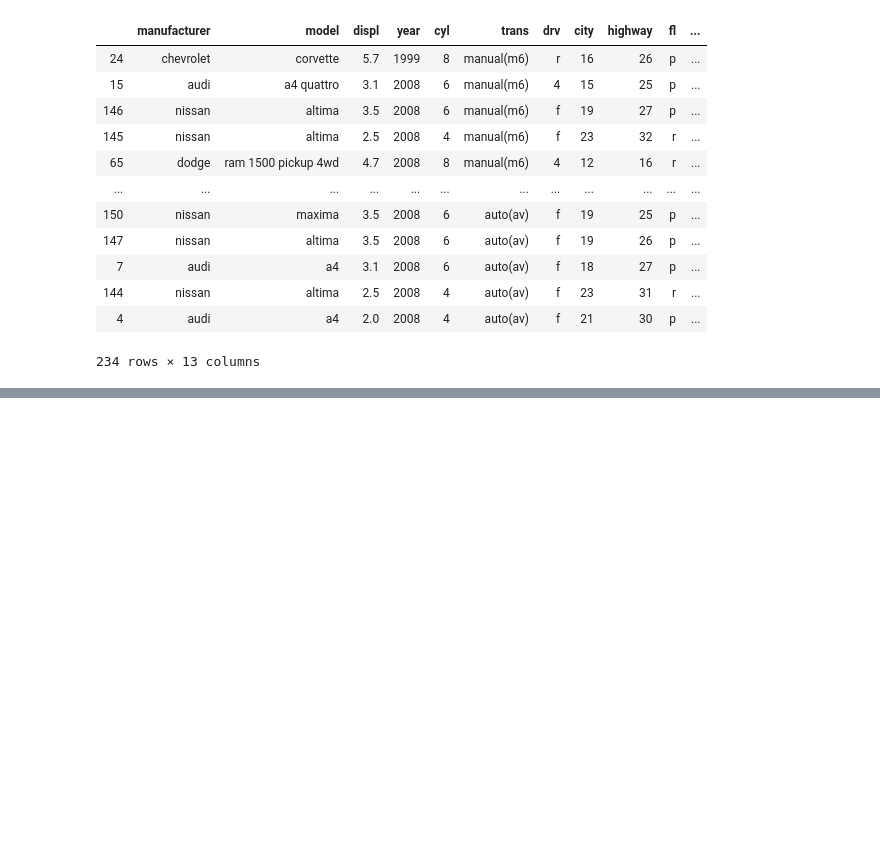
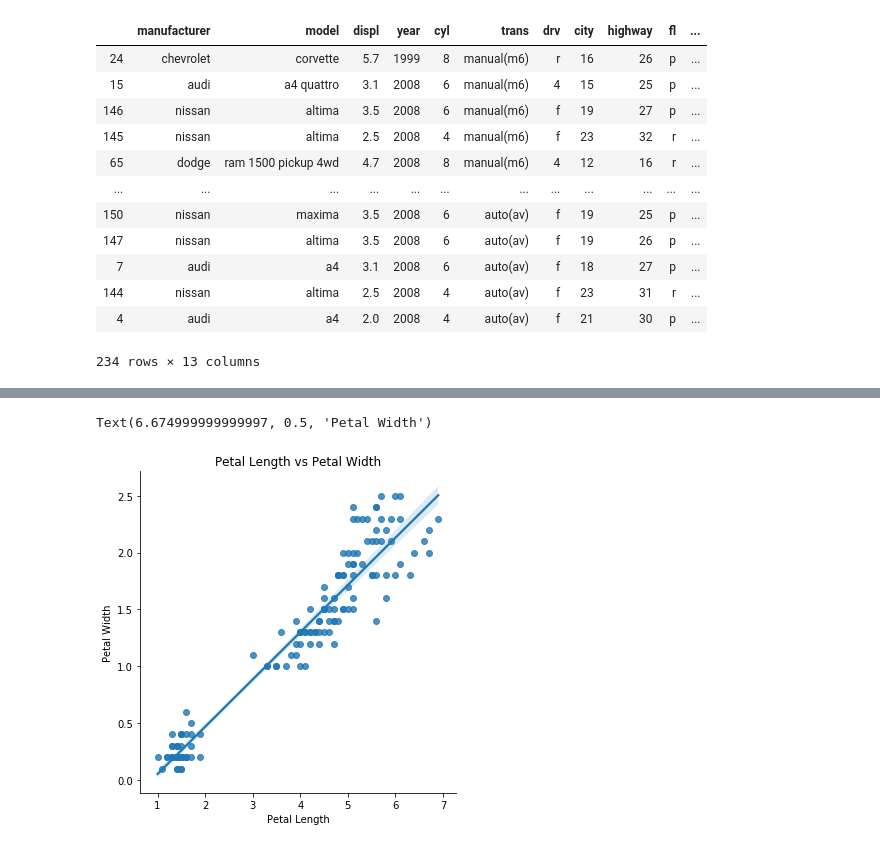
Before and after one commit to QuantumKane/numpy-pandas-visualization-exercises, a Jupyter notebook: visual_scratchpad.ipynb, the cells around one changed output, grey strips where cells are left out. Cells and saved outputs as stored; diff of their text form; code cells hidden in the pictures; blank space fills up the shorter version.

```diff
--- a/visual_scratchpad.ipynb
+++ b/visual_scratchpad.ipynb
@@ -940,0 +1338,8 @@ mpg.sort_values(by = 'trans', ascending=False)
+# %%
+sns.lmplot(x='petal_length', y='petal_width', data=iris_measure)
+plt.title('Petal Length vs Petal Width')
+plt.xlabel('Petal Length')
+plt.ylabel('Petal Width')
+# %% [output]
+Text(6.674999999999997, 0.5, 'Petal Width')
+[figure, added]
```
Also changed, not shown: parts of 103 cells of this notebook.
